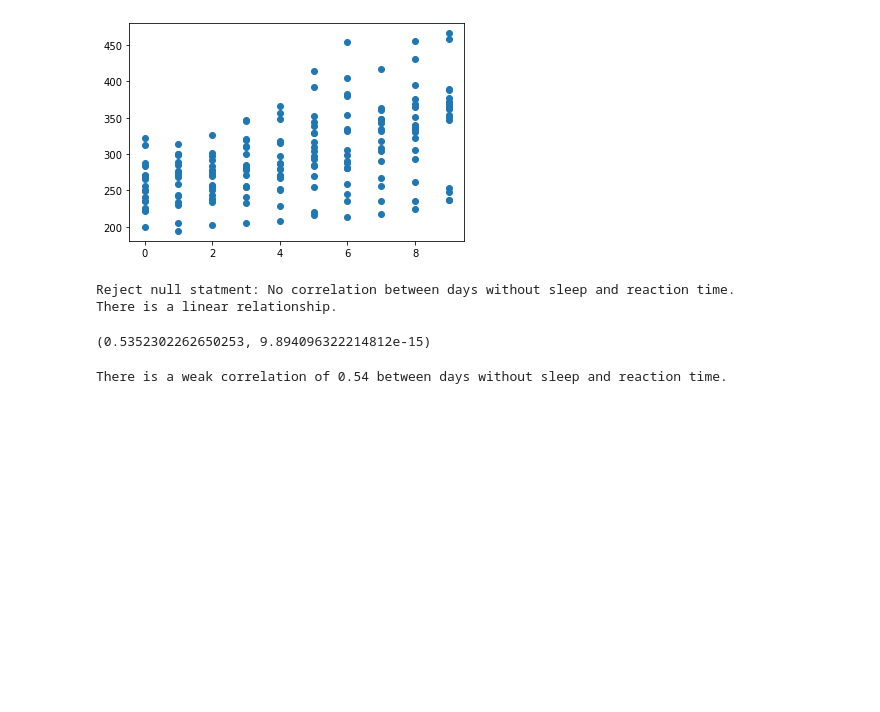
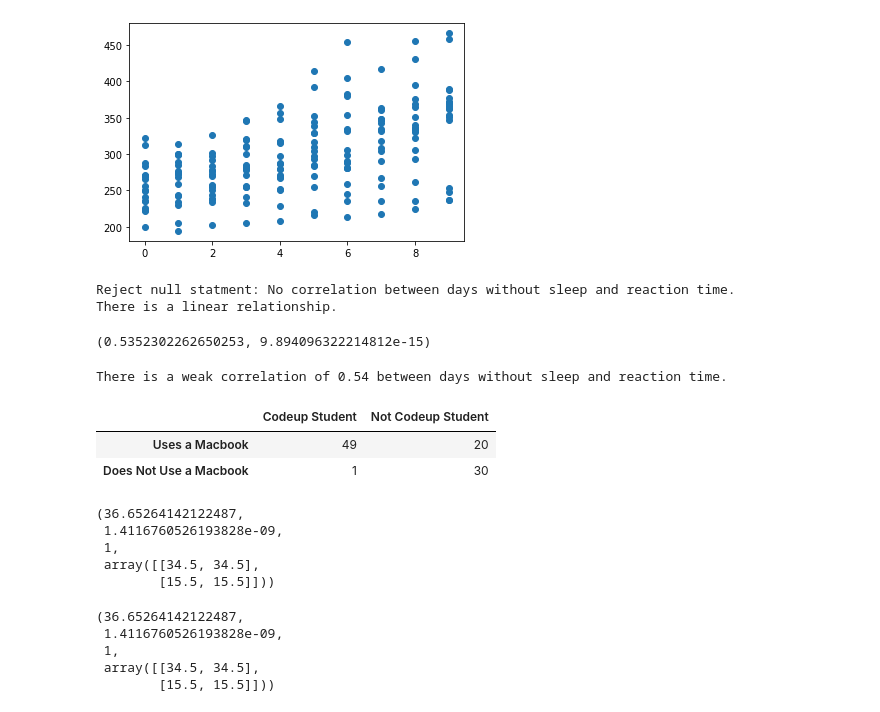
Before and after one commit to tim-keriazes/statistics-exercises, a Jupyter notebook: hypothesis_testing.ipynb, the cells around one changed output. Saved outputs shown, nothing was run; the diff lists cells and outputs as text; code cells hidden in the pictures; blank space fills up the shorter version.

```diff
--- a/hypothesis_testing.ipynb
+++ b/hypothesis_testing.ipynb
@@ -691,0 +712,11 @@ There is a weak correlation of 0.54 between days without sleep and reaction time
+# %%
+index1 = ['Uses a Macbook', 'Does Not Use a Macbook']
+columns1 = ['Codeup Student', 'Not Codeup Student']
+
+observed = pd.DataFrame([[49, 20], [1, 30]], index=index1, columns=columns1)
+n = observed.values.sum()
+observed
+# %% [output]
+|  | Codeup Student | Not Codeup Student |
+| Uses a Macbook | 49 | 20 |
+| Does Not Use a Macbook | 1 | 30 |
@@ -691,0 +725,19 @@ There is a weak correlation of 0.54 between days without sleep and reaction time
+# %%
+stats.chi2_contingency(observed)
+# %% [output]
+(36.65264142122487,
+ 1.4116760526193828e-09,
+ 1,
+ array([[34.5, 34.5],
+        [15.5, 15.5]]))
+# %%
+# chi2_contingency returns 4 different values
+
+chi2, p, degf, expected = stats.chi2_contingency(observed)
+chi2, p, degf, expected
+# %% [output]
+(36.65264142122487,
+ 1.4116760526193828e-09,
+ 1,
+ array([[34.5, 34.5],
+        [15.5, 15.5]]))
```
Also changed, not shown: parts of 7 cells of this notebook.
